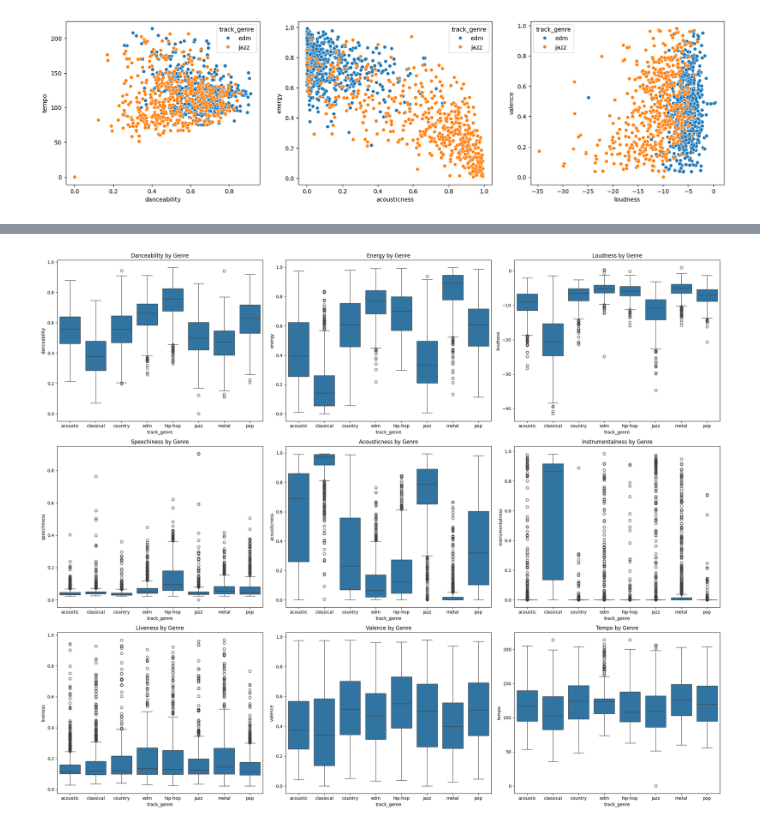
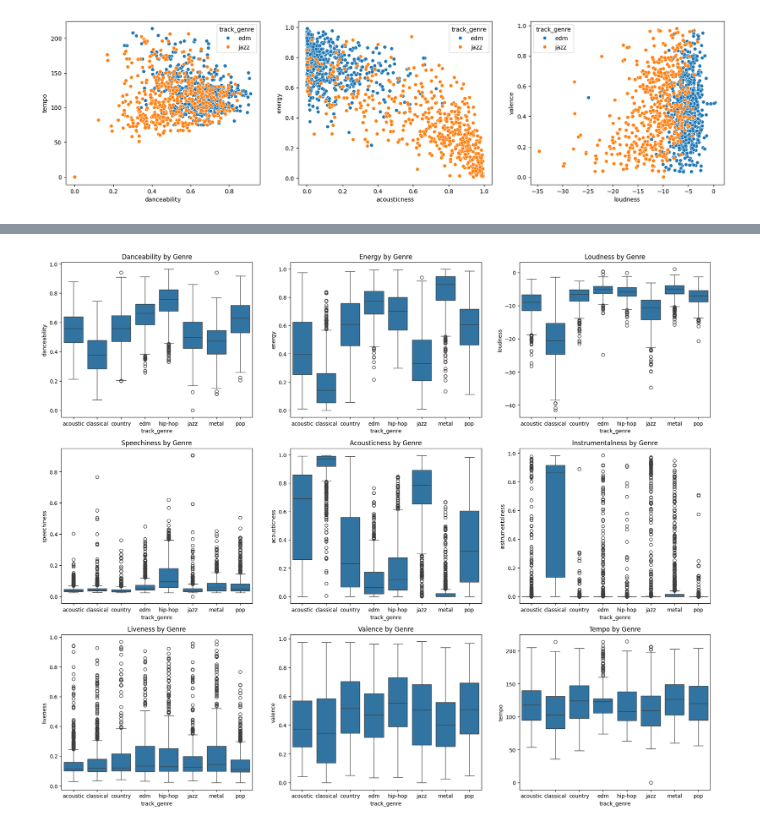
Before and after one commit to owenpierce05/Music-Genre-Predictor, a Jupyter notebook: Music_Genre_Predictor.ipynb, the cells around one changed output, grey strips where cells are left out. Cells and saved outputs as stored; diff of their text form; code cells hidden in the pictures.

```diff
--- a/Music_Genre_Predictor.ipynb
+++ b/Music_Genre_Predictor.ipynb
@@ -6,7 +13,7 @@ Mounted at /content/drive
 # %%
 import pandas as pd
-df = pd.read_csv('/content/drive/MyDrive/DataScienceProjects/MusicGenrePredictor/dataset.csv',index_col=0)
-## filters the dataset to a small number of distinct genres, as the orignal dataset contains 125 unique genres
+df = pd.read_csv('/content/dataset.csv',index_col=0)
+# filters the dataset to 8 distinct genres out of the original 125
 selected_genres = ['classical', 'hip-hop', 'metal', 'jazz', 'pop', 'acoustic', 'edm', 'country']
 df = df[df['track_genre'].isin(selected_genres)]
 df.head()
@@ -91,20 +107,15 @@ sns.scatterplot(
 # %%
-##### EXPLORATORY DATA ANALYSIS #####
-
 fig, axes = plt.subplots(3,3, figsize=(22,18))
 features = ['danceability', 'energy', 'loudness', 'speechiness', 'acousticness', 'instrumentalness', 'liveness', 'valence', 'tempo']
+
+# creates 9 boxplots comparing various audio features between all of our selected genres
 for index in range(0,9):
     sns.boxplot(
         data=df,
         x='track_genre',
         y=features[index],
         ax = axes[index // 3, index % 3]
     )
     axes[index // 3, index % 3].set_title(f'{features[index].capitalize()} by Genre')
-
-plt.tight_layout()
-## as you can see, some values of musical features are more indicative of genres than others. As you can see, liveness, valence, and tempo all appear to be similar ragrdless of genre. On the other hand,
-## an instrumentallness of of above 0.2 appears to strongly indicate the music is classical, a speechinesss of above 0.04 strongly indicates hip-hop, and an acousticness of 0 would indicate metal.
-## These patterns can be used by our model to help predict the genre just by the audio features.
 # %% [output]
-[figure, old version]
+[figure, new version]
```
Also changed, not shown: parts of 23 cells of this notebook.
